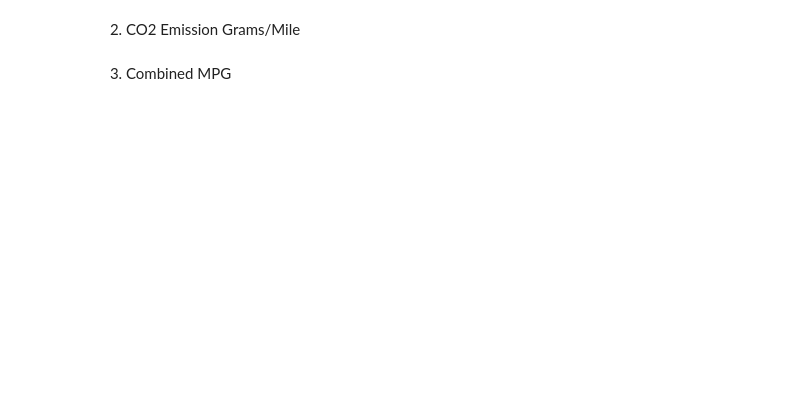
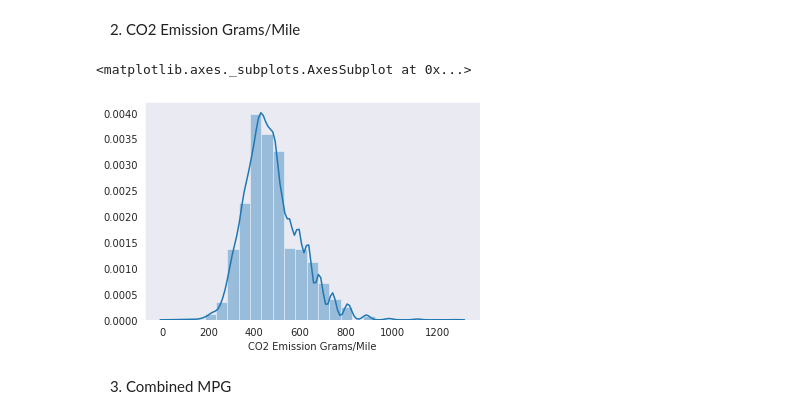
Before and after one commit to ironhack-datalabs/datamad1019, a Jupyter notebook: module-2/lab-continuous-probability-distribution/your-code/main.ipynb, the cells around one changed output. Cells and saved outputs as stored; diff of their text form; code cells hidden in the pictures; blank space fills up the shorter version.

```diff
--- a/module-2/lab-continuous-probability-distribution/your-code/main.ipynb
+++ b/module-2/lab-continuous-probability-distribution/your-code/main.ipynb
@@ -106,6 +126,10 @@ Then plot the histograms for the following variables:
 2. CO2 Emission Grams/Mile
 # %%
 # your code here
+sns.distplot(df['CO2 Emission Grams/Mile'],bins=25)
+# %% [output]
+<matplotlib.axes._subplots.AxesSubplot at 0x...>
+[figure, added]
 # %% [markdown]
 3. Combined MPG
 # %%
```
Also changed, not shown: parts of 16 cells of this notebook.
